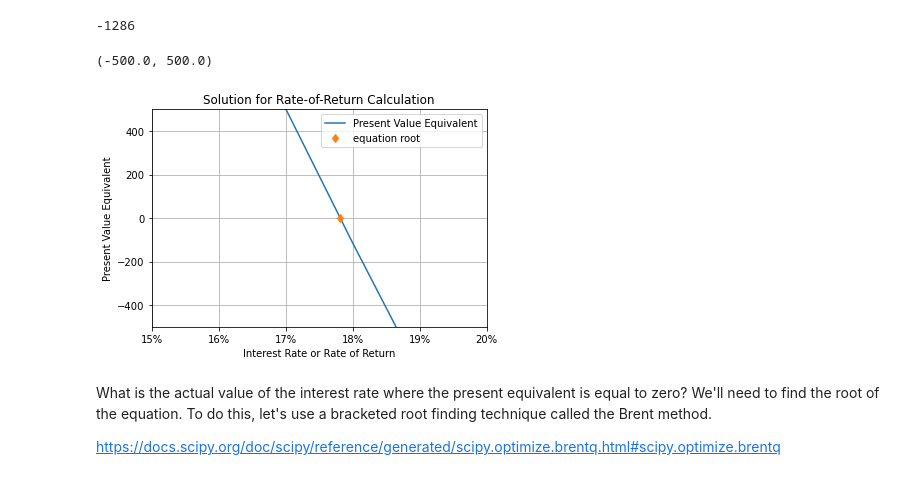
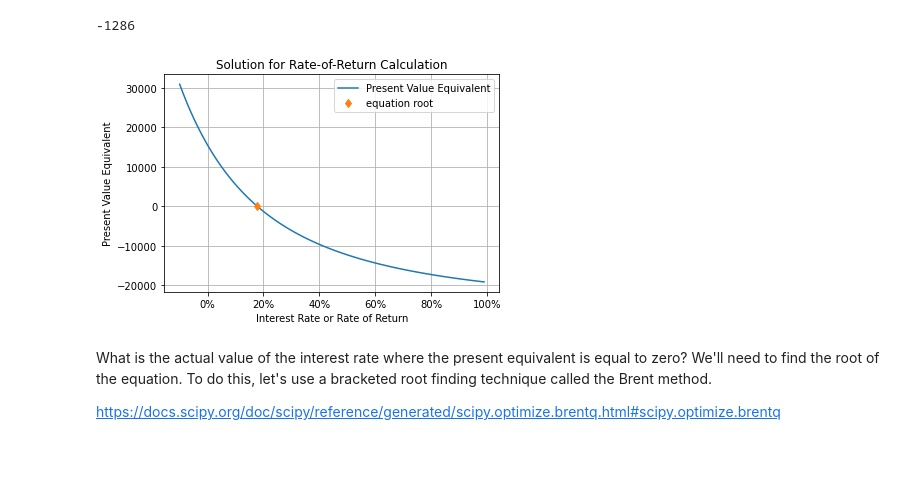
Before and after one commit to Dr-Daily/SystemsEngineering, a Jupyter notebook: Economic Evaluation.ipynb, the cells around one changed output. Cells and saved outputs as stored; diff of their text form; code cells hidden in the pictures.

```diff
--- a/Economic Evaluation.ipynb
+++ b/Economic Evaluation.ipynb
@@ -430,23 +412,22 @@ PE_rate_of_return(.2)
 # %%
 #Plot the relationship
 #Equivalent to Figure 8.6
 i_array = np.arange(-.1,1,.01)
 PE_array = PE_rate_of_return(i_array)
 plt.plot(i_array,PE_array,label="Present Value Equivalent")
 plt.plot(0.1781,0,'d',label="equation root")
 plt.grid()
 plt.xlabel("Interest Rate or Rate of Return")
 plt.ylabel("Present Value Equivalent")
 plt.legend()
 plt.title("Solution for Rate-of-Return Calculation")
 ax= plt.gca()
 ax.xaxis.set_major_formatter(mtick.PercentFormatter(1,decimals=0))
 #uncomment to zoom in
-ax.set_xlim([.15,.20])
-ax.set_ylim([-500,500])
+#ax.set_xlim([.15,.20])
+#ax.set_ylim([-500,500])
 # %% [output]
-(-500.0, 500.0)
-[figure, old version]
+[figure, new version]
 # %% [markdown]
 What is the actual value of the interest rate where the present equivalent is equal to zero? We'll need to find the root of the equation. To do this, let's use a bracketed root finding technique called the Brent method.
 
```
Also changed, not shown: parts of 14 cells of this notebook.
